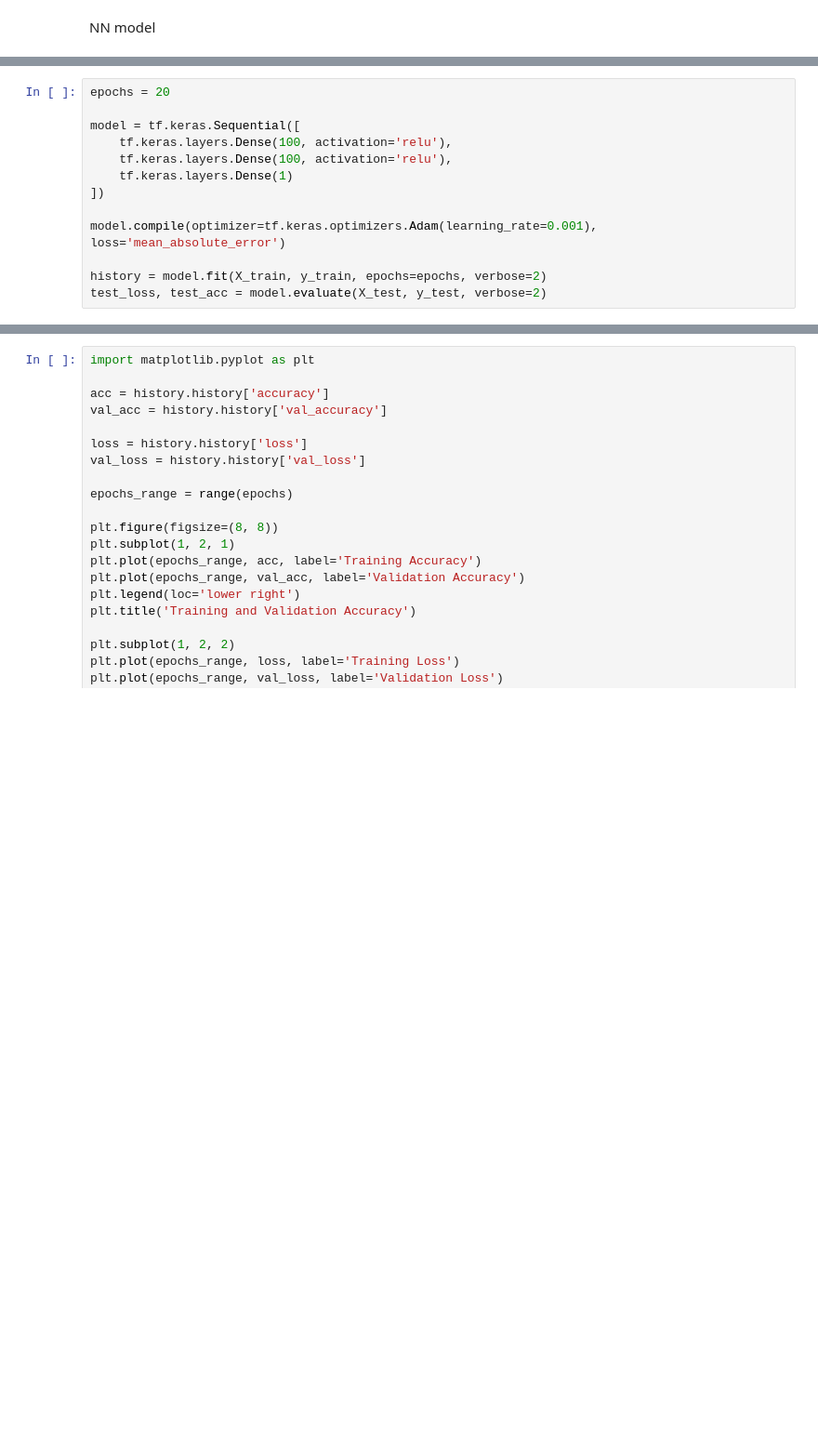
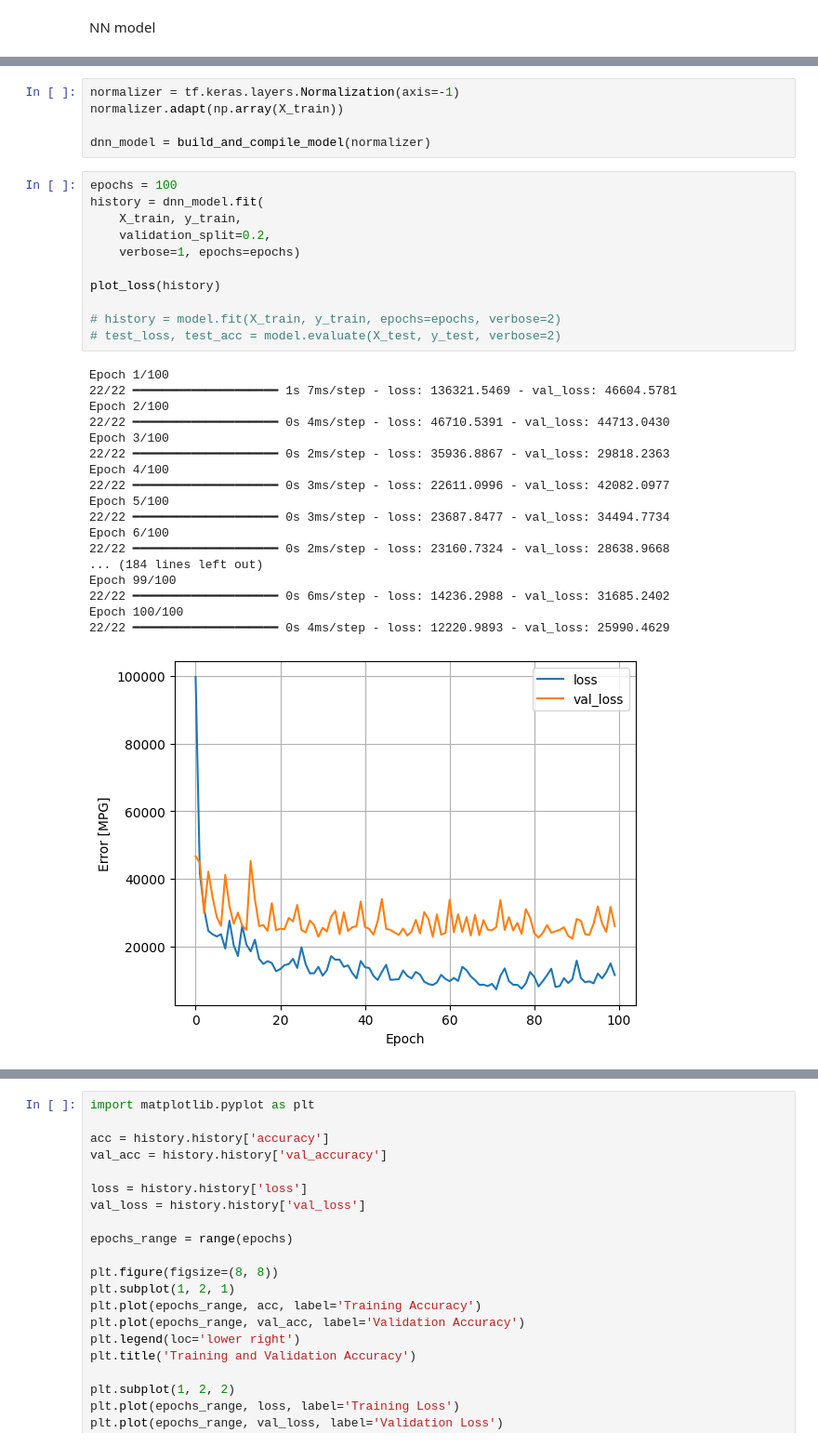
Before and after one commit to mattgianni/kaggle-hpart, a Jupyter notebook: src/explore.ipynb, the cells around one changed output, grey strips where cells are left out. Shown at 93% size. Drawn from its saved outputs; the diff is of its cells as text; blank space fills up the shorter version.

```diff
--- a/src/explore.ipynb
+++ b/src/explore.ipynb
@@ -130,13 +124,35 @@ NN model
+# %%
+normalizer = tf.keras.layers.Normalization(axis=-1)
+normalizer.adapt(np.array(X_train))
+
+dnn_model = build_and_compile_model(normalizer)
 # %%
-epochs = 20
+epochs = 100
+history = dnn_model.fit(
+    X_train, y_train,
+    validation_split=0.2,
+    verbose=1, epochs=epochs)
 
-model = tf.keras.Sequential([
-    tf.keras.layers.Dense(100, activation='relu'),
-    tf.keras.layers.Dense(100, activation='relu'),
-    tf.keras.layers.Dense(1)
-])
+plot_loss(history)
 
-model.compile(optimizer=tf.keras.optimizers.Adam(learning_rate=0.001), loss='mean_absolute_error')
-
-history = model.fit(X_train, y_train, epochs=epochs, verbose=2)
-test_loss, test_acc = model.evaluate(X_test, y_test, verbose=2)
+# history = model.fit(X_train, y_train, epochs=epochs, verbose=2)
+# test_loss, test_acc = model.evaluate(X_test, y_test, verbose=2)
+# %% [output]
+Epoch 1/100
+22/22 ━━━━━━━━━━━━━━━━━━━━ 1s 7ms/step - loss: 136321.5469 - val_loss: 46604.5781
+Epoch 2/100
+22/22 ━━━━━━━━━━━━━━━━━━━━ 0s 4ms/step - loss: 46710.5391 - val_loss: 44713.0430
+Epoch 3/100
+22/22 ━━━━━━━━━━━━━━━━━━━━ 0s 2ms/step - loss: 35936.8867 - val_loss: 29818.2363
+Epoch 4/100
+22/22 ━━━━━━━━━━━━━━━━━━━━ 0s 3ms/step - loss: 22611.0996 - val_loss: 42082.0977
+Epoch 5/100
+22/22 ━━━━━━━━━━━━━━━━━━━━ 0s 3ms/step - loss: 23687.8477 - val_loss: 34494.7734
+Epoch 6/100
+22/22 ━━━━━━━━━━━━━━━━━━━━ 0s 2ms/step - loss: 23160.7324 - val_loss: 28638.9668
+... (184 lines left out)
+Epoch 99/100
+22/22 ━━━━━━━━━━━━━━━━━━━━ 0s 6ms/step - loss: 14236.2988 - val_loss: 31685.2402
+Epoch 100/100
+22/22 ━━━━━━━━━━━━━━━━━━━━ 0s 4ms/step - loss: 12220.9893 - val_loss: 25990.4629
+[figure, added]
```
Also changed, not shown: parts of 11 cells of this notebook, 2 other files.
